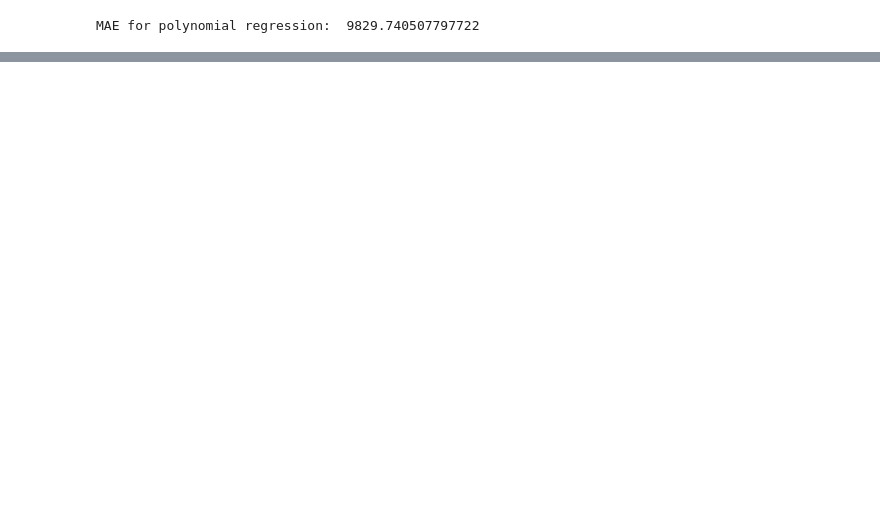
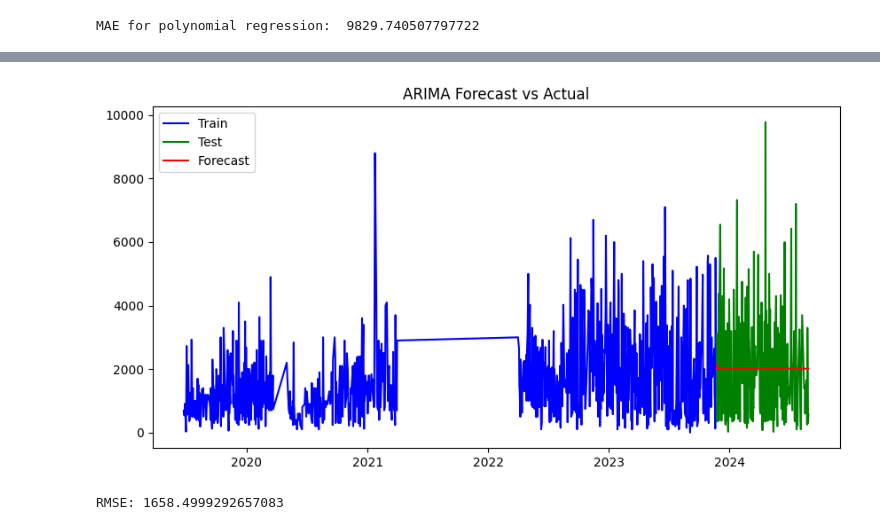
Before and after one commit to rachit-ranka/astrPredictionModel, a Jupyter notebook: astrvenv/predictionModel.ipynb, the cells around one changed output, grey strips where cells are left out. Drawn from its saved outputs; the diff is of its cells as text; code cells hidden in the pictures; blank space fills up the shorter version.

```diff
--- a/astrvenv/predictionModel.ipynb
+++ b/astrvenv/predictionModel.ipynb
@@ -157,0 +226,14 @@ OOB Score: 0.4401947440741283
+# %%
+# Ensure the index is a datetime object
+ARIMA_df.index = pd.to_datetime(ARIMA_df.index, errors='coerce')
+
+# Define trainARIMA-test split
+train_ARIMA_size = int(len(ARIMA_df) * 0.8)
+trainARIMA, testARIMA = ARIMA_df[:train_ARIMA_size], ARIMA_df[train_ARIMA_size:]
+
+# Fit ARIMA model (with p=1, d=0, q=1 initially, since d=0 implies no differencing)
+ARIMA = ARIMA(trainARIMA, order=(1, 1, 1))
+arima_result = ARIMA.fit()
+
+# Print the summary of the ARIMA model fit
+print(arima_result.summary())
@@ -157,0 +258,4 @@ OOB Score: 0.4401947440741283
+# %%
+# Forecast the length of the test set
+forecastARIMA = arima_result.forecast(steps=len(testARIMA))
+print(forecastARIMA)
@@ -157,0 +275,17 @@ OOB Score: 0.4401947440741283
+# %%
+plt.figure(figsize=(10, 5))
+plt.plot(ARIMA_df.index[:train_ARIMA_size], trainARIMA, label='Train', color='blue')
+plt.plot(ARIMA_df.index[train_ARIMA_size:], testARIMA, label='Test', color='green')
+plt.plot(ARIMA_df.index[train_ARIMA_size:], forecastARIMA, label='Forecast', color='red')
+plt.legend()
+plt.title('ARIMA Forecast vs Actual')
+plt.show()
+# %% [output]
+[figure, added]
+# %%
+from sklearn.metrics import mean_squared_error
+# Evaluate model performance on the test set
+rmse = mean_squared_error(testARIMA["Quantity"], forecastARIMA, squared=False)
+print(f"RMSE: {rmse}")
+# %% [output]
+RMSE: 1658.4999292657083
```
Also changed, not shown: parts of 25 cells of this notebook, 6 other files.
